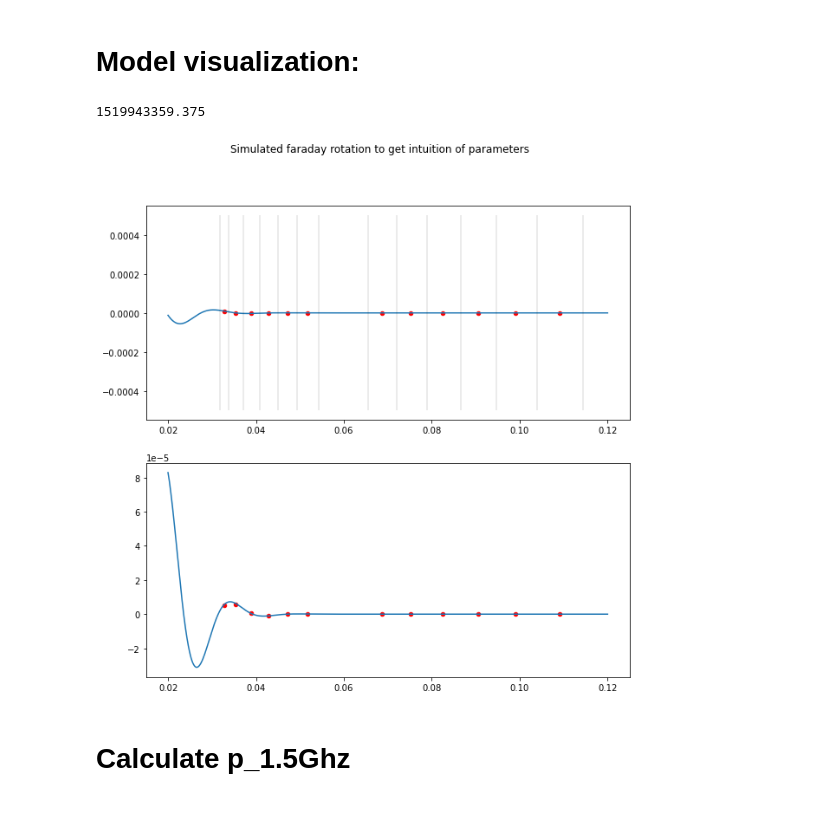
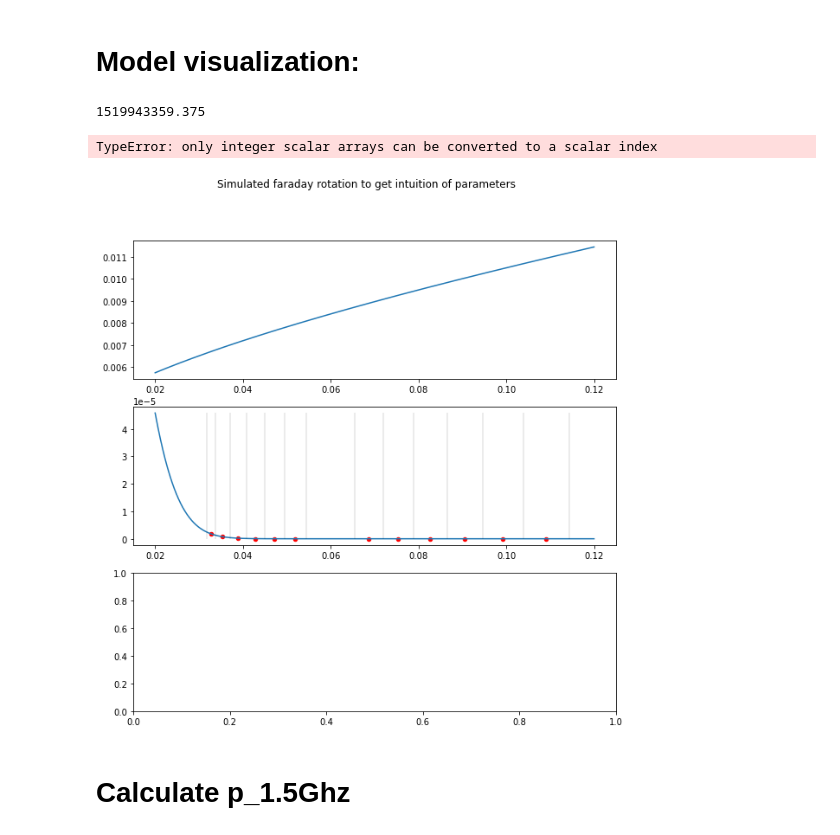
Before and after one commit to Woutmg/Meerkat_FracPol_New, a Jupyter notebook: MCMC_analyser.ipynb, the cells around one changed output. Drawn from its saved outputs; the diff is of its cells as text; code cells hidden in the pictures.

Commit message:
Added a model that can be used to check model for certain paramets.

```diff
--- a/MCMC_analyser.ipynb
+++ b/MCMC_analyser.ipynb
@@ -366,49 +423,54 @@ def models(x_local, p0, X0, RM, sigma, norm, a, curv):
 
     mod_p = np.sqrt(mod_q**2 + mod_u**2) / mod_i
 
-    return(mod_q, mod_u, mod_p)
+    return(mod_q, mod_u, mod_p, mod_i)
 # %%
 x = np.linspace(0.02, 0.12, 1000)
 x_sim = np.flip(lamb)**2
 freqs_low = np.load('MKT_Freqs_low.npy')
 freqs_high = np.load('MKT_Freqs_up.npy')
 lamb_high = np.flip(c.value/freqs_low)
 lamb_low = np.flip(c.value/freqs_high)
 
 print(freqs[9])
 bin_edges_1 = np.append(lamb_low[:6], lamb_high[5])**2
 bin_edges_2 = np.append(lamb_low[6:], lamb_high[-1])**2
 bin_edges = np.append(bin_edges_1, bin_edges_2)
 
-norm, spix, curv = 5e-3, -1, 1
-p0, X0, RM, sigma = 0.1, 0, 200, 40
+norm, spix, curv = 0.01, -0.9, 0.5
+p0, X0, RM, sigma = 0.06, 0, -5, 50
 
-model_q, model_u,_ = models(x, p0, X0, RM, sigma, norm, spix, curv)
+model_q, model_u,_,model_i = models(x, p0, X0, RM, sigma, norm, spix, curv)
 
 model_q_sim_1,_,_ = scipy.stats.binned_statistic(x, model_q, statistic='mean', bins=bin_edges_1\
                                                , range=(np.min(bin_edges_1), np.max(bin_edges_1)))
 model_q_sim_2,_,_ = scipy.stats.binned_statistic(x, model_q, statistic='mean', bins=bin_edges_2\
                                                , range=(np.min(bin_edges_2), np.max(bin_edges_2)))
 model_q_sim = np.append(model_q_sim_1, model_q_sim_2)
 
 model_u_sim_1,_,_ = scipy.stats.binned_statistic(x, model_u, statistic='mean', bins=bin_edges_1\
                                                , range=(np.min(bin_edges_1), np.max(bin_edges_1)))
 model_u_sim_2,_,_ = scipy.stats.binned_statistic(x, model_u, statistic='mean', bins=bin_edges_2\
                                                , range=(np.min(bin_edges_2), np.max(bin_edges_2)))
 model_u_sim = np.append(model_u_sim_1, model_u_sim_2)
 
-fig, axs = plt.subplots(2, figsize=(10,10))
+fig, axs = plt.subplots(3, figsize=(10,10))
 fig.suptitle('Simulated faraday rotation to get intuition of parameters')
-axs[0].plot(x, model_q)
-axs[0].scatter(x_sim, model_q_sim, color='red', s=20)
-axs[0].vlines(bin_edges, -5e-4, 5e-4, color='black', alpha=0.1)
+axs[0].plot(x, model_i)
 
-axs[1].plot(x, model_u)
-axs[1].scatter(x_sim, model_u_sim, color='red', s=20)
+axs[1].plot(x, model_q)
+axs[1].scatter(x_sim, model_q_sim, color='red', s=20)
+axs[1].vlines(bin_edges, np.min(model_q), np.max(model_q), color='black', alpha=0.1)
+axs[1].set_ylim(min((np.min(model_q_sim), np.min(model_u_sim))), np.max(model_q_sim, model_u_sim))
+
+axs[2].plot(x, model_u)
+axs[2].scatter(x_sim, model_u_sim, color='red', s=20)
+axs[2].vlines(bin_edges, np.min(model_u), np.max(model_u), color='black', alpha=0.1)
 plt.show()
 # %% [output]
 1519943359.375
+TypeError: only integer scalar arrays can be converted to a scalar index
-[figure, old version]
+[figure, new version]
 # %% [markdown]
 # Calculate p_1.5Ghz
 # %%
```
Also changed, not shown: parts of 10 cells of this notebook, 3 other files.
